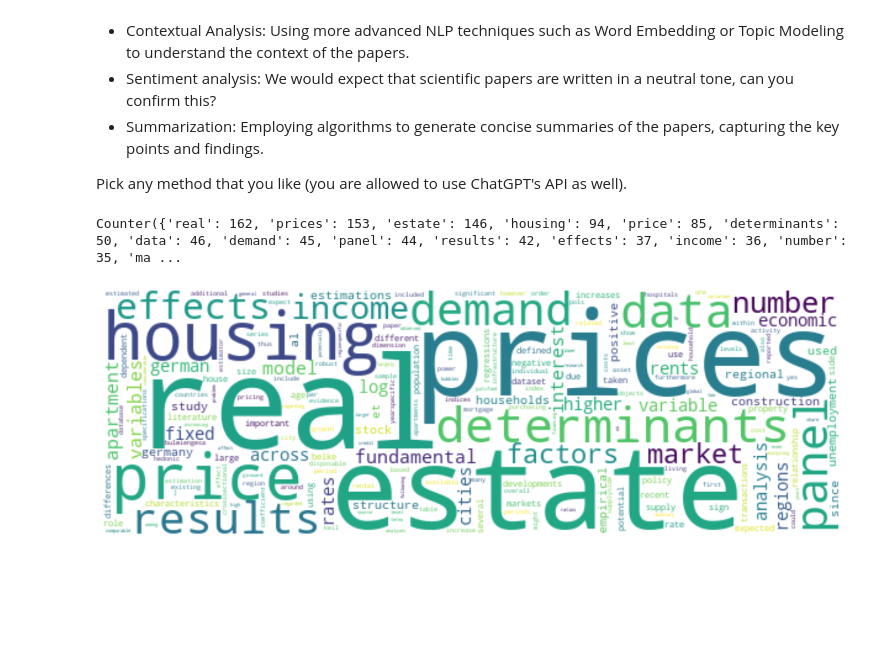
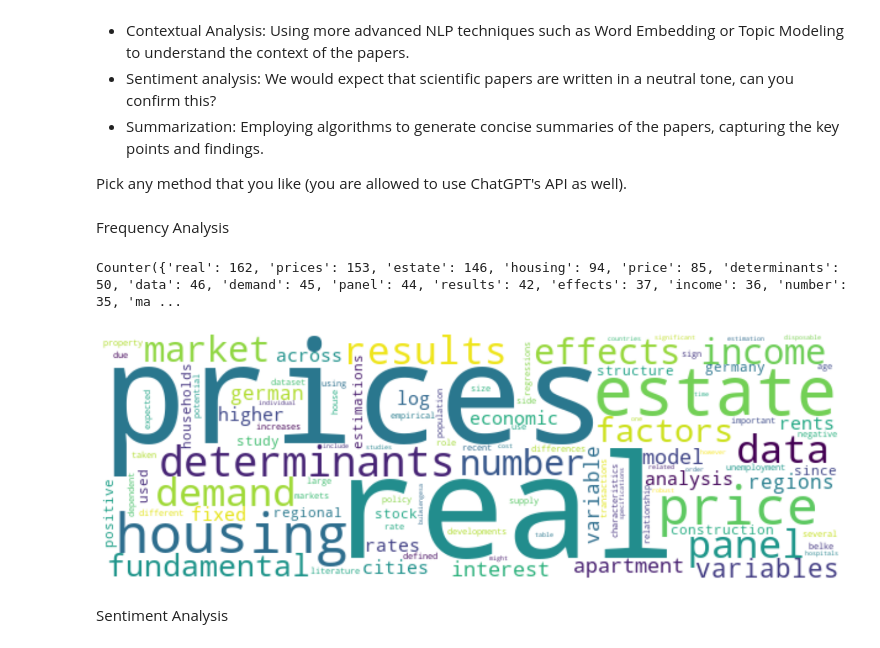
Before and after one commit to iwh-halle/fdap-2024-julian-456, a Jupyter notebook: homework/06_nlp.ipynb, the cells around one changed output. Drawn from its saved outputs; the diff is of its cells as text; code cells hidden in the pictures; blank space fills up the shorter version.

Commit message:
finished Text Analysis

```diff
--- a/homework/06_nlp.ipynb
+++ b/homework/06_nlp.ipynb
@@ -113,6 +113,7 @@ cleaned_text = cleaned_text.lower()
 
 # 3. Remove stop words
 stop_words = set(stopwords.words('english'))
+stop_words = stop_words.union(set(['et', 'al'])) # Add 'et al' to the list of stop words
 word_tokens = word_tokenize(cleaned_text)
 filtered_text = [word for word in word_tokens if word not in stop_words]
 
@@ -134,21 +135,25 @@ The final stage is the analysis of the pre-processed text, in order to extract m
 * Summarization: Employing algorithms to generate concise summaries of the papers, capturing the key points and findings.
 
 Pick any method that you like (you are allowed to use ChatGPT's API as well).
+# %% [markdown]
+Frequency Analysis
 # %%
 import collections
 from matplotlib import pyplot as plt
 from wordcloud import WordCloud
 
 raw_word_frequency = collections.Counter(processed_text.split())
 print(raw_word_frequency)
 
 
 # Wordcloud
-wc = WordCloud(width=600, height=200, max_words=200, background_color='white').generate_from_frequencies(raw_word_frequency)
+wc = WordCloud(width=600, height=200, max_words=100, background_color='white').generate_from_frequencies(raw_word_frequency)
 plt.figure(figsize=(16,12))
 plt.imshow(wc, interpolation='bilinear')
 plt.axis('off')
 plt.show()
 # %% [output]
 Counter({'real': 162, 'prices': 153, 'estate': 146, 'housing': 94, 'price': 85, 'determinants': 50, 'data': 46, 'demand': 45, 'panel': 44, 'results': 42, 'effects': 37, 'income': 36, 'number': 35, 'ma ...
-[figure, old version]
+[figure, new version]
+# %% [markdown]
+Sentiment Analysis
```
Also changed, not shown: parts of 4 cells of this notebook.
